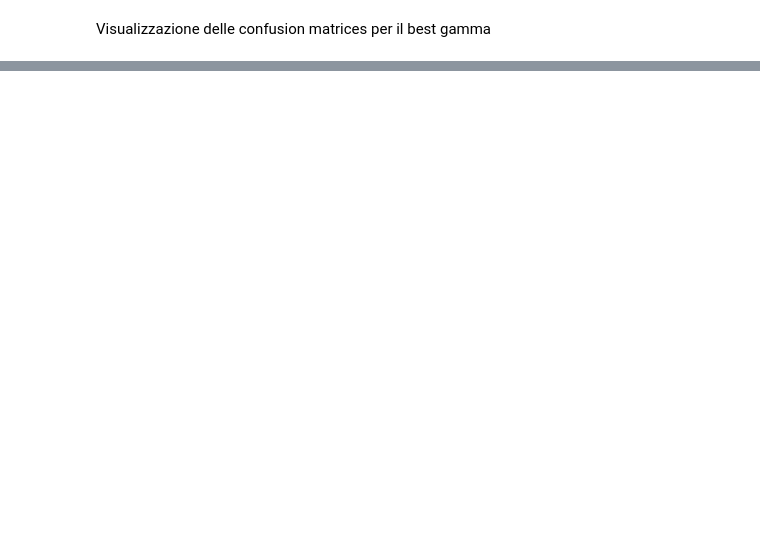
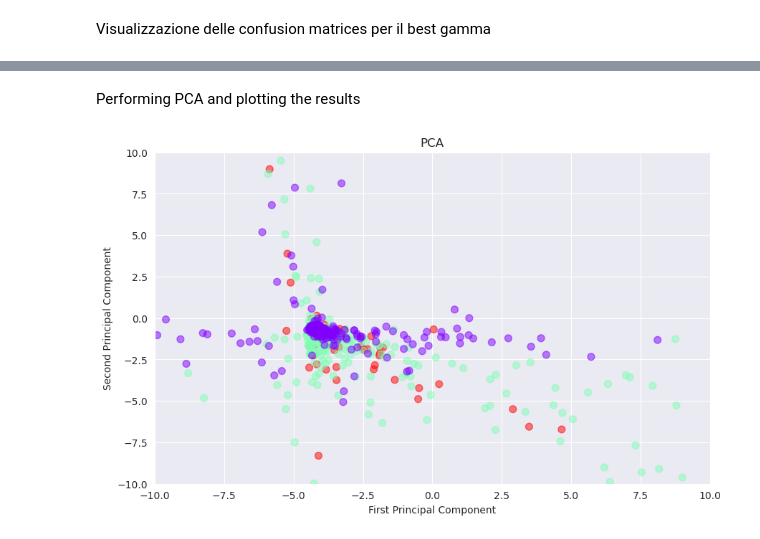
Before and after one commit to MarcoNapoleone/thesis, a Jupyter notebook: notebooks/rbf-svm/ST001937_RBF-SVM.ipynb, the cells around one changed output, grey strips where cells are left out. Drawn from its saved outputs; the diff is of its cells as text; code cells hidden in the pictures; blank space fills up the shorter version.

```diff
--- a/notebooks/rbf-svm/ST001937_RBF-SVM.ipynb
+++ b/notebooks/rbf-svm/ST001937_RBF-SVM.ipynb
@@ -92,0 +91,25 @@ plt.show()
+# %% [markdown]
+Performing PCA and plotting the results
+# %%
+from sklearn.decomposition import PCA
+
+# Creating a PCA object
+pca = PCA(n_components=2)
+
+# Fitting the PCA object to the features
+pca.fit(X)
+
+# Transforming the features
+X_pca = pca.transform(X)
+
+# Plotting the results
+plt.figure(figsize=(10, 6))
+plt.xlim(-10, 10)
+plt.ylim(-10, 10)
+plt.scatter(X_pca[:, 0], X_pca[:, 1], c=y, s=50, alpha=0.5, cmap='rainbow')
+plt.xlabel('First Principal Component')
+plt.ylabel('Second Principal Component')
+plt.title('PCA')
+plt.show()
+# %% [output]
+[figure, added]
```
Also changed, not shown: parts of 3 cells of this notebook, 2 other files.
